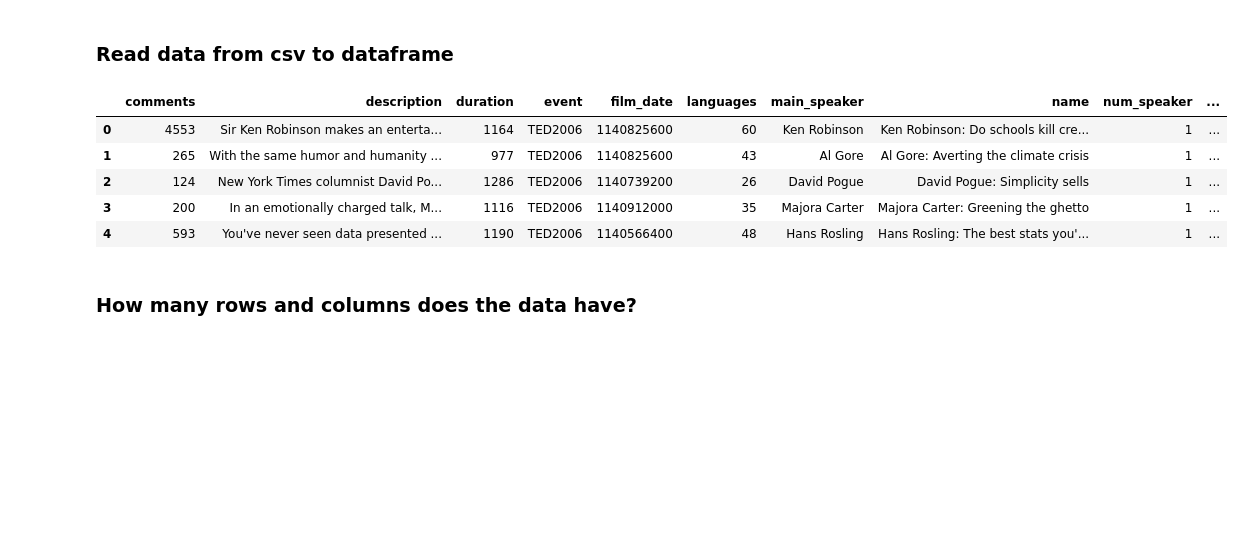
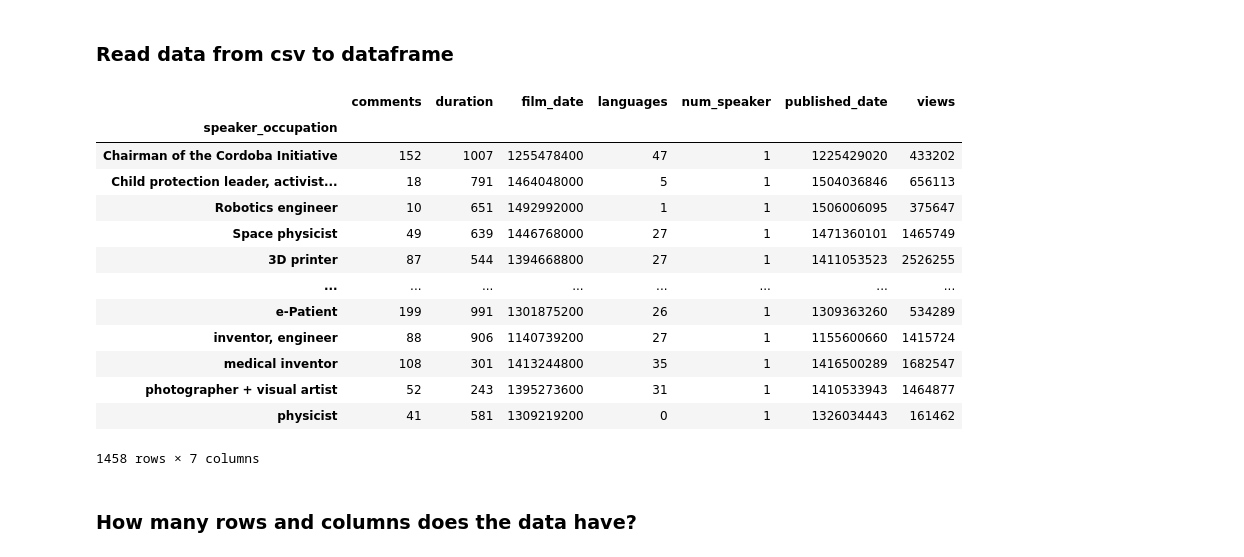
Before and after one commit to devlmhieu7521/LTKHDL_Final, a Jupyter notebook: project_final.ipynb, the cells around one changed output. Saved outputs shown, nothing was run; the diff lists cells and outputs as text; code cells hidden in the pictures; blank space fills up the shorter version.

Commit message:
Finish exploring data / change data of some columns

```diff
--- a/project_final.ipynb
+++ b/project_final.ipynb
@@ -51,14 +54,22 @@ import re
 ### Read data from csv to dataframe
 # %%
 ted_df = pd.read_csv('ted_main.csv')
-ted_df.head()
+ted_df.groupby('speaker_occupation').sum()
 # %% [output]
-|  | comments | description | duration | event | film_date | languages | main_speaker | name | num_speaker | ... |
-| 0 | 4553 | Sir Ken Robinson makes an enterta... | 1164 | TED2006 | 1140825600 | 60 | Ken Robinson | Ken Robinson: Do schools kill cre... | 1 | ... |
-| 1 | 265 | With the same humor and humanity ... | 977 | TED2006 | 1140825600 | 43 | Al Gore | Al Gore: Averting the climate crisis | 1 | ... |
-| 2 | 124 | New York Times columnist David Po... | 1286 | TED2006 | 1140739200 | 26 | David Pogue | David Pogue: Simplicity sells | 1 | ... |
-| 3 | 200 | In an emotionally charged talk, M... | 1116 | TED2006 | 1140912000 | 35 | Majora Carter | Majora Carter: Greening the ghetto | 1 | ... |
-| 4 | 593 | You've never seen data presented ... | 1190 | TED2006 | 1140566400 | 48 | Hans Rosling | Hans Rosling: The best stats you'... | 1 | ... |
+|  | comments | duration | film_date | languages | num_speaker | published_date | views |
+| speaker_occupation |  |  |  |  |  |  |  |
+| Chairman of the Cordoba Initiative | 152 | 1007 | 1255478400 | 47 | 1 | 1225429020 | 433202 |
+| Child protection leader, activist... | 18 | 791 | 1464048000 | 5 | 1 | 1504036846 | 656113 |
+| Robotics engineer | 10 | 651 | 1492992000 | 1 | 1 | 1506006095 | 375647 |
+| Space physicist | 49 | 639 | 1446768000 | 27 | 1 | 1471360101 | 1465749 |
+| 3D printer | 87 | 544 | 1394668800 | 27 | 1 | 1411053523 | 2526255 |
+| ... | ... | ... | ... | ... | ... | ... | ... |
+| e-Patient | 199 | 991 | 1301875200 | 26 | 1 | 1309363260 | 534289 |
+| inventor, engineer | 88 | 906 | 1140739200 | 27 | 1 | 1155600660 | 1415724 |
+| medical inventor | 108 | 301 | 1413244800 | 35 | 1 | 1416500289 | 1682547 |
+| photographer + visual artist | 52 | 243 | 1395273600 | 31 | 1 | 1410533943 | 1464877 |
+| physicist | 41 | 581 | 1309219200 | 0 | 1 | 1326034443 | 161462 |
+1458 rows × 7 columns
 # %% [markdown]
 ### How many rows and columns does the data have?
 # %%
```
Also changed, not shown: parts of 25 cells of this notebook.
